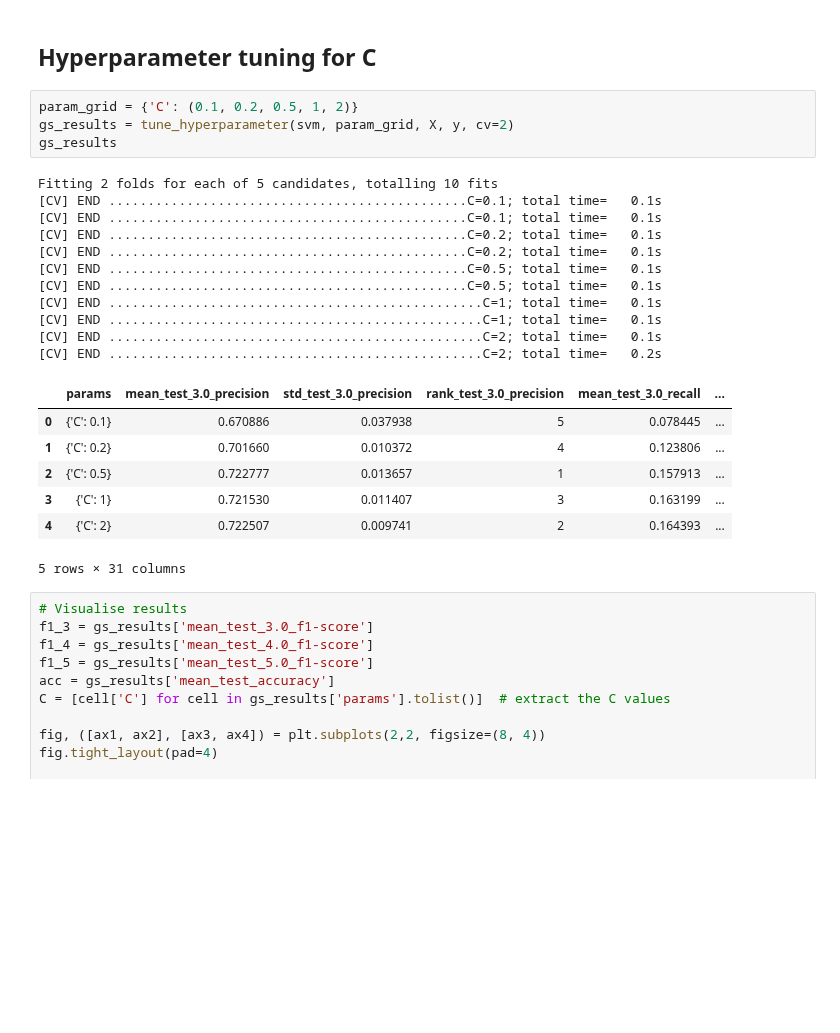
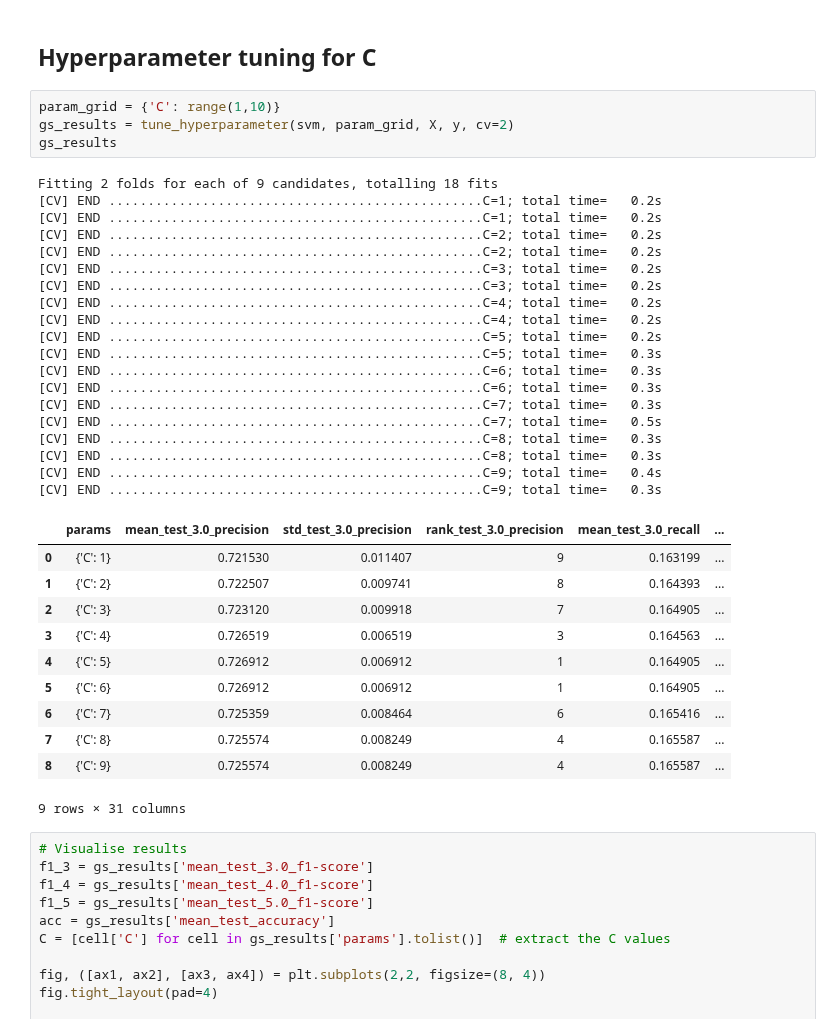
Before and after one commit to 7angel4/Goodreads-rating-classification, a Jupyter notebook: Final/LSVM_Supplementary.ipynb, the cells around one changed output. Drawn from its saved outputs; the diff is of its cells as text; blank space fills up the shorter version.

```diff
--- a/Final/LSVM_Supplementary.ipynb
+++ b/Final/LSVM_Supplementary.ipynb
@@ -31,28 +31,40 @@ LinearSVC(C=5, dual=False, random_state=30027)
 # %% [markdown]
 ## Hyperparameter tuning for C
 # %%
-param_grid = {'C': (0.1, 0.2, 0.5, 1, 2)}
+param_grid = {'C': range(1,10)}
 gs_results = tune_hyperparameter(svm, param_grid, X, y, cv=2)
 gs_results
 # %% [output]
-Fitting 2 folds for each of 5 candidates, totalling 10 fits
-[CV] END ..............................................C=0.1; total time=   0.1s
-[CV] END ..............................................C=0.1; total time=   0.1s
-[CV] END ..............................................C=0.2; total time=   0.1s
-[CV] END ..............................................C=0.2; total time=   0.1s
-[CV] END ..............................................C=0.5; total time=   0.1s
-[CV] END ..............................................C=0.5; total time=   0.1s
-[CV] END ................................................C=1; total time=   0.1s
-[CV] END ................................................C=1; total time=   0.1s
-[CV] END ................................................C=2; total time=   0.1s
+Fitting 2 folds for each of 9 candidates, totalling 18 fits
+[CV] END ................................................C=1; total time=   0.2s
+[CV] END ................................................C=1; total time=   0.2s
 [CV] END ................................................C=2; total time=   0.2s
+[CV] END ................................................C=2; total time=   0.2s
+[CV] END ................................................C=3; total time=   0.2s
+[CV] END ................................................C=3; total time=   0.2s
+[CV] END ................................................C=4; total time=   0.2s
+[CV] END ................................................C=4; total time=   0.2s
+[CV] END ................................................C=5; total time=   0.2s
+[CV] END ................................................C=5; total time=   0.3s
+[CV] END ................................................C=6; total time=   0.3s
+[CV] END ................................................C=6; total time=   0.3s
+[CV] END ................................................C=7; total time=   0.3s
+[CV] END ................................................C=7; total time=   0.5s
+[CV] END ................................................C=8; total time=   0.3s
+[CV] END ................................................C=8; total time=   0.3s
+[CV] END ................................................C=9; total time=   0.4s
+[CV] END ................................................C=9; total time=   0.3s
 |  | params | mean_test_3.0_precision | std_test_3.0_precision | rank_test_3.0_precision | mean_test_3.0_recall | ... |
-| 0 | {'C': 0.1} | 0.670886 | 0.037938 | 5 | 0.078445 | ... |
-| 1 | {'C': 0.2} | 0.701660 | 0.010372 | 4 | 0.123806 | ... |
-| 2 | {'C': 0.5} | 0.722777 | 0.013657 | 1 | 0.157913 | ... |
-| 3 | {'C': 1} | 0.721530 | 0.011407 | 3 | 0.163199 | ... |
-| 4 | {'C': 2} | 0.722507 | 0.009741 | 2 | 0.164393 | ... |
+| 0 | {'C': 1} | 0.721530 | 0.011407 | 9 | 0.163199 | ... |
+| 1 | {'C': 2} | 0.722507 | 0.009741 | 8 | 0.164393 | ... |
+| 2 | {'C': 3} | 0.723120 | 0.009918 | 7 | 0.164905 | ... |
+| 3 | {'C': 4} | 0.726519 | 0.006519 | 3 | 0.164563 | ... |
+| 4 | {'C': 5} | 0.726912 | 0.006912 | 1 | 0.164905 | ... |
+| 5 | {'C': 6} | 0.726912 | 0.006912 | 1 | 0.164905 | ... |
+| 6 | {'C': 7} | 0.725359 | 0.008464 | 6 | 0.165416 | ... |
+| 7 | {'C': 8} | 0.725574 | 0.008249 | 4 | 0.165587 | ... |
+| 8 | {'C': 9} | 0.725574 | 0.008249 | 4 | 0.165587 | ... |
-5 rows × 31 columns
+9 rows × 31 columns
 # %%
 # Visualise results
 f1_3 = gs_results['mean_test_3.0_f1-score']
```
Also changed, not shown: parts of 5 cells of this notebook, 2 other files.
